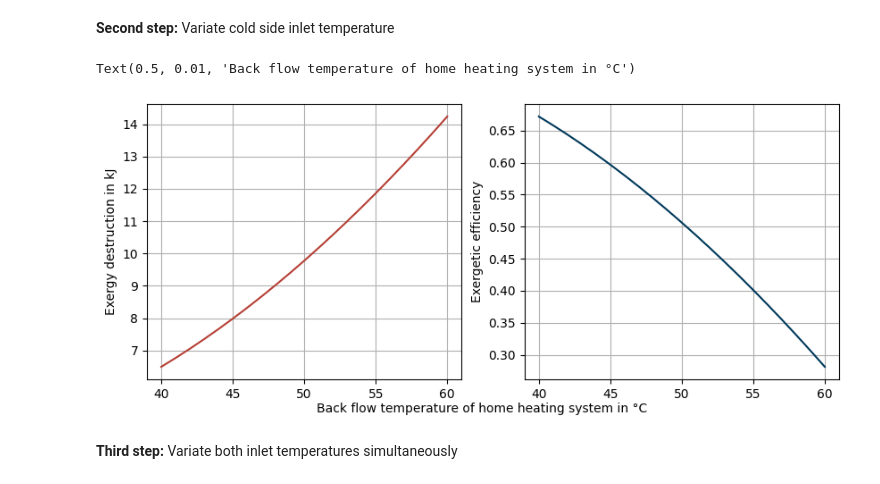
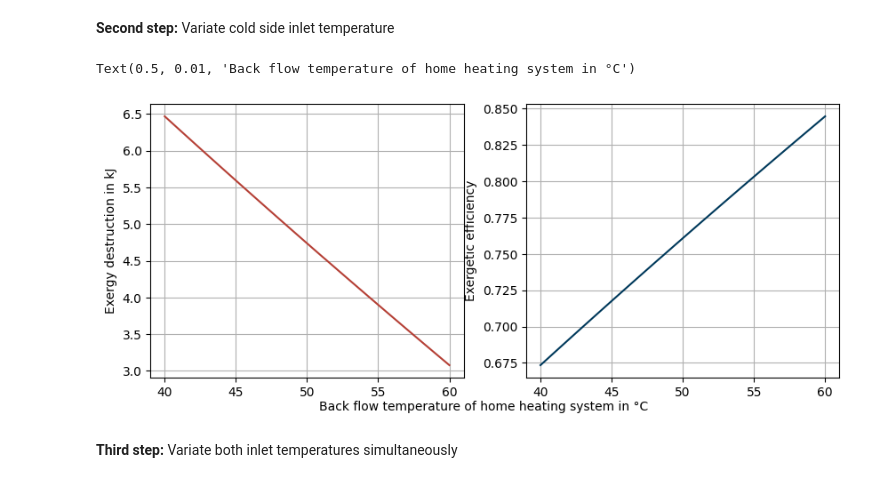
Before and after one commit to fwitte/TESPy_teaching_exergy, a Jupyter notebook: book/single-components/heat-exchanger.ipynb, the cells around one changed output. Cells and saved outputs as stored; diff of their text form; code cells hidden in the pictures.

```diff
--- a/book/single-components/heat-exchanger.ipynb
+++ b/book/single-components/heat-exchanger.ipynb
@@ -171,8 +215,6 @@ To further analyze the influence of the key parameters of a heat exchanger, let'
 
 **Zeroth step:** Let's create some helper functions
 # %%
-import matplotlib.pyplot as plt
-
 def calc_massflow(which, m_dot, h_in_1, h_out_1, h_in_2, h_out_2):
     """Energy balance of heat exchanger that is adiabatic to surroundings."""
     if which == 'cold':
@@ -182,12 +224,12 @@ def calc_massflow(which, m_dot, h_in_1, h_out_1, h_in_2, h_out_2):
 
 def calc_ex_fuel_prod(m_dot_1, ex_in_1, ex_out_1, m_dot_2, ex_in_2, ex_out_2):
     """Defined for all temperatures above T0."""
-    Ex_F = (
+    Ex_dot_F = (
         m_dot_1 * (sum(ex_in_1) - sum(ex_out_1))
         + m_dot_2 * (ex_in_2[1] - ex_out_2[1])
         )
-    Ex_P = m_dot_2 * (ex_out_2[0] - ex_in_2[0])
-    return Ex_F, Ex_P
+    Ex_dot_P = m_dot_2 * (ex_out_2[0] - ex_in_2[0])
+    return Ex_dot_F, Ex_dot_P
 
 def plot_ex_D_eta_ex(T_range, Ex_D_range, eta_Ex_range):
     """Plot exergy destruction and efficiency against variable temperature."""
@@ -220,14 +262,16 @@ m_dot_1_range = [
     calc_massflow('hot', m_dot_2, h_in_1, h_out_1, h_in_2, h_out_2) for h_in_1 in h_in_1_range
     ]
 
-Ex_D_range = list()
+Ex_dot_D_range = list()
 eta_Ex_range = list()
 for ex_in_1, m_dot_1 in zip(ex_in_1_range, m_dot_1_range):
-    Ex_F, Ex_P = calc_ex_fuel_prod(m_dot_1, ex_in_1, ex_out_1, m_dot_2, ex_in_2, ex_out_2)
-    Ex_D_range += [(Ex_F - Ex_P) * 1e-3]
-    eta_Ex_range += [Ex_P / Ex_F]
+    Ex_dot_F, Ex_dot_P = calc_ex_fuel_prod(
+        m_dot_1, ex_in_1, ex_out_1, m_dot_2, ex_in_2, ex_out_2
+        )
+    Ex_dot_D_range += [(Ex_dot_F - Ex_dot_P) * 1e-3]
+    eta_Ex_range += [Ex_dot_P / Ex_dot_F]
 
-fig, axs = plot_ex_D_eta_ex(T_in_1_range, Ex_D_range, eta_Ex_range)
+fig, axs = plot_ex_D_eta_ex(T_in_1_range, Ex_dot_D_range, eta_Ex_range)
 
 fig.supxlabel(
     'Feed flow temperature of district heating system in °C',
@@ -242,31 +286,34 @@ Warum Wirkungsgrad bei 70 FF DHS nicht == 1?
 **Second step:** Variate cold side inlet temperature
 # %%
 # Reset hot side inlet temperature
+m_dot_1 = 1
 T_in_1 = 90
 h_in_1 = PSI('H', 'P', p_1, 'T', T_in_1+273.15, fluid_1)
 ex_in_1 = calc_physical_exergy(p_1, h_in_1, p0, T0, fluid_1)
 
 T_in_2_range = [*range(40, 61)]
 h_in_2_range = [PSI('H', 'P', p_2, 'T', T_in_2+273.15, fluid_2) for T_in_2 in T_in_2_range]
 ex_in_2_range = [calc_physical_exergy(p_2, h_in_2, p0, T0, fluid_2) for h_in_2 in h_in_2_range]
+m_dot_2_range = [
+    calc_massflow('cold', m_dot_1, h_in_1, h_out_1, h_in_2, h_out_2) for h_in_2 in h_in_2_range
+    ]
 
-ex_D_range = list()
-eta_ex_range = list()
-for ex_in_2 in ex_in_2_range:
-    ex_F = sum(ex_in_1) - sum(ex_out_1) + ex_in_2[1] - ex_out_2[1]
-    ex_P = ex_out_2[0] - ex_in_2[0]
-    ex_D_range += [(ex_F - ex_P) * 1e-3]
-    eta_ex_range += [ex_P / ex_F]
+Ex_dot_D_range = list()
+eta_Ex_range = list()
+for ex_in_2, m_dot_2 in zip(ex_in_2_range, m_dot_2_range):
+    Ex_dot_F, Ex_dot_P = calc_ex_fuel_prod(m_dot_1, ex_in_1, ex_out_1, m_dot_2, ex_in_2, ex_out_2)
+    Ex_dot_D_range += [(Ex_dot_F - Ex_dot_P) * 1e-3]
+    eta_Ex_range += [Ex_dot_P / Ex_dot_F]
 
-fig, axs = plot_ex_D_eta_ex(T_in_2_range, ex_D_range, eta_ex_range)
+fig, axs = plot_ex_D_eta_ex(T_in_2_range, Ex_dot_D_range, eta_Ex_range)
 
 fig.supxlabel(
     'Back flow temperature of home heating system in °C',
     fontsize='medium'
     )
 # %% [output]
 Text(0.5, 0.01, 'Back flow temperature of home heating system in °C')
-[figure, old version]
+[figure, new version]
 # %% [markdown]
 **Third step:** Variate both inlet temperatures simultaneously
 # %%
```
Also changed, not shown: parts of 9 cells of this notebook, 1 other file.
